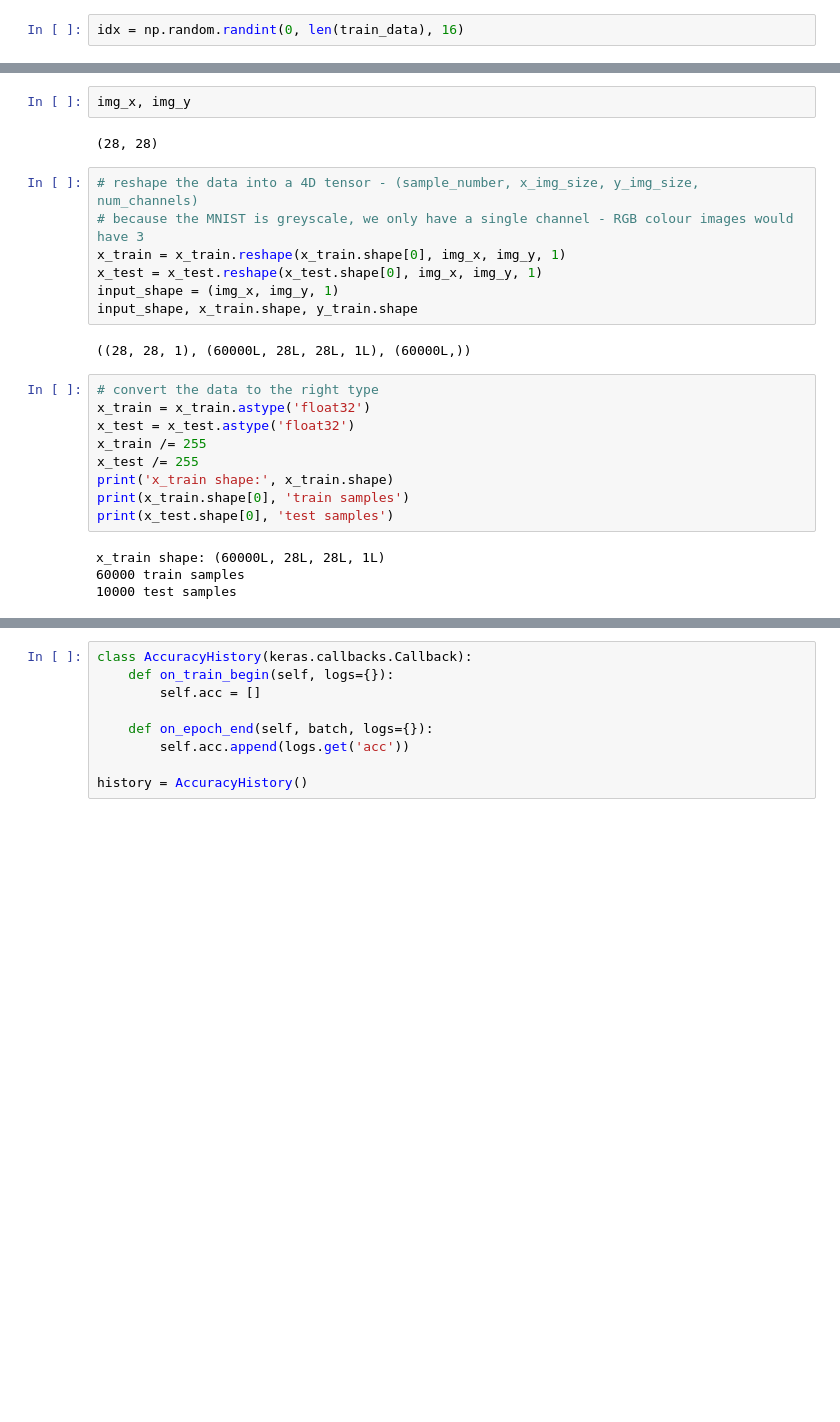
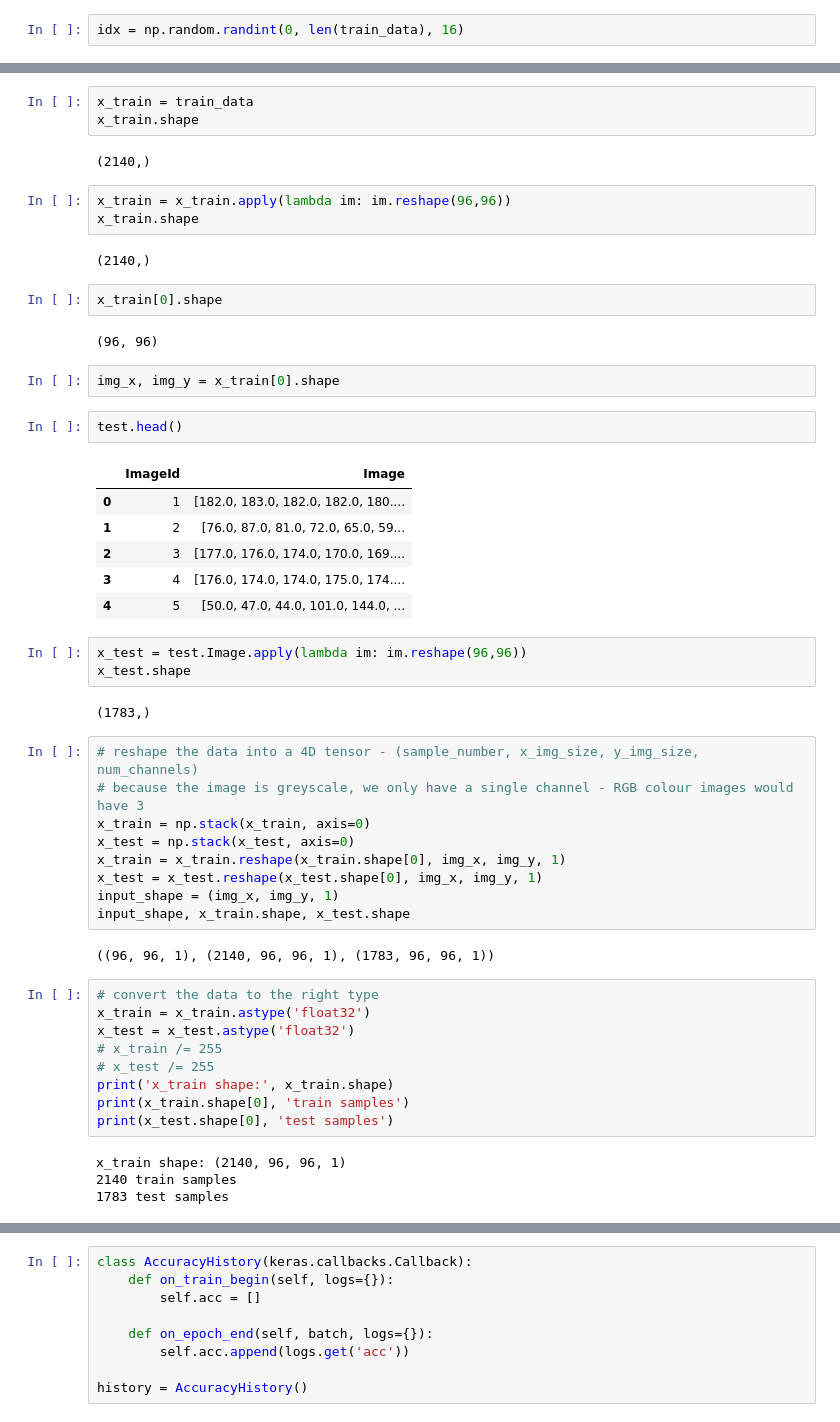
Before and after one commit to alexdauenhauer/MIDS_W207_facial_recognition, a Jupyter notebook: Alex_testlab.ipynb, the cells around one changed output, grey strips where cells are left out. Cells and saved outputs as stored; diff of their text form; blank space fills up the shorter version.

```diff
--- a/Alex_testlab.ipynb
+++ b/Alex_testlab.ipynb
@@ -156,27 +119,55 @@ plt.imshow(x_train[0], cmap='gray')
+# %%
+x_train = train_data
+x_train.shape
+# %% [output]
+(2140,)
+# %%
+x_train = x_train.apply(lambda im: im.reshape(96,96))
+x_train.shape
+# %% [output]
+(2140,)
+# %%
+x_train[0].shape
+# %% [output]
+(96, 96)
 # %%
-img_x, img_y
+img_x, img_y = x_train[0].shape
-# %% [output]
-(28, 28)
+# %%
+test.head()
+# %% [output]
+|  | ImageId | Image |
+| 0 | 1 | [182.0, 183.0, 182.0, 182.0, 180.... |
+| 1 | 2 | [76.0, 87.0, 81.0, 72.0, 65.0, 59... |
+| 2 | 3 | [177.0, 176.0, 174.0, 170.0, 169.... |
+| 3 | 4 | [176.0, 174.0, 174.0, 175.0, 174.... |
+| 4 | 5 | [50.0, 47.0, 44.0, 101.0, 144.0, ... |
+# %%
+x_test = test.Image.apply(lambda im: im.reshape(96,96))
+x_test.shape
+# %% [output]
+(1783,)
 # %%
 # reshape the data into a 4D tensor - (sample_number, x_img_size, y_img_size, num_channels)
-# because the MNIST is greyscale, we only have a single channel - RGB colour images would have 3
+# because the image is greyscale, we only have a single channel - RGB colour images would have 3
+x_train = np.stack(x_train, axis=0)
+x_test = np.stack(x_test, axis=0)
 x_train = x_train.reshape(x_train.shape[0], img_x, img_y, 1)
 x_test = x_test.reshape(x_test.shape[0], img_x, img_y, 1)
 input_shape = (img_x, img_y, 1)
-input_shape, x_train.shape, y_train.shape
+input_shape, x_train.shape, x_test.shape
 # %% [output]
-((28, 28, 1), (60000L, 28L, 28L, 1L), (60000L,))
+((96, 96, 1), (2140, 96, 96, 1), (1783, 96, 96, 1))
 # %%
 # convert the data to the right type
 x_train = x_train.astype('float32')
 x_test = x_test.astype('float32')
-x_train /= 255
-x_test /= 255
+# x_train /= 255
+# x_test /= 255
 print('x_train shape:', x_train.shape)
 print(x_train.shape[0], 'train samples')
 print(x_test.shape[0], 'test samples')
 # %% [output]
-x_train shape: (60000L, 28L, 28L, 1L)
-60000 train samples
-10000 test samples
+x_train shape: (2140, 96, 96, 1)
+2140 train samples
+1783 test samples
 # %%
```
Also changed, not shown: parts of 43 cells of this notebook.
